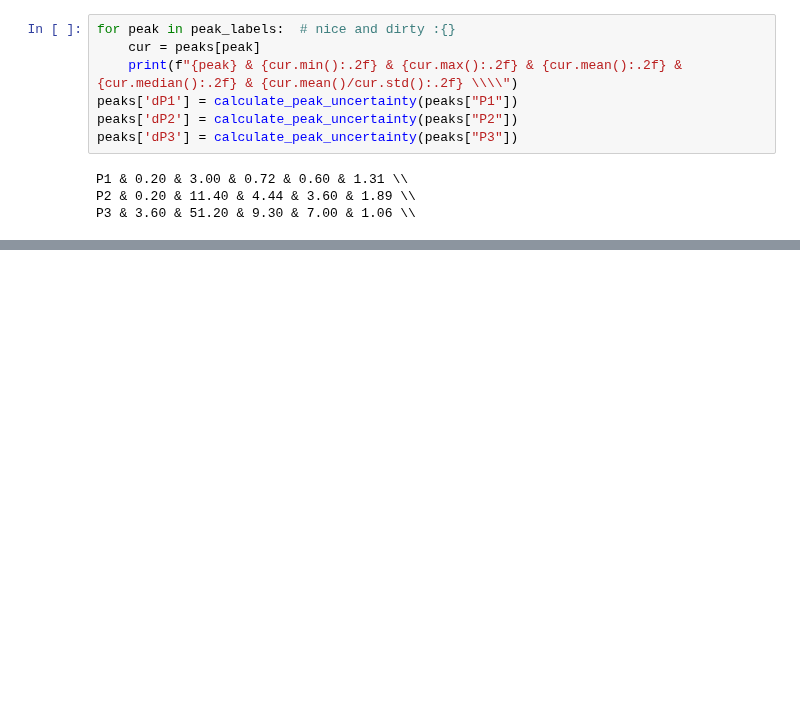
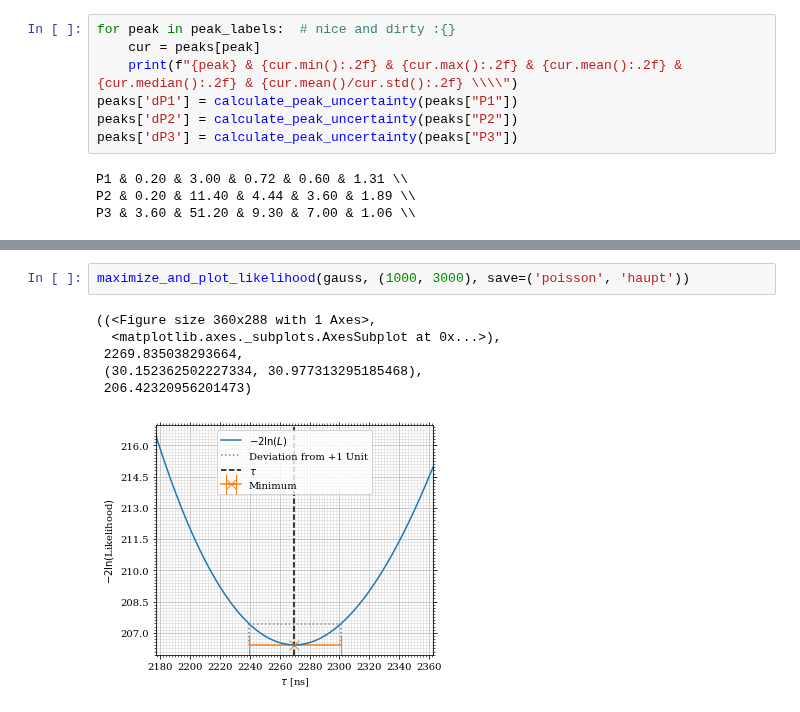
Before and after one commit to vale981/fpraktikum, a Jupyter notebook: LM/auswertung/Untitled.ipynb, the cells around one changed output, grey strips where cells are left out. Drawn from its saved outputs; the diff is of its cells as text; blank space fills up the shorter version.

```diff
--- a/LM/auswertung/Untitled.ipynb
+++ b/LM/auswertung/Untitled.ipynb
@@ -95,0 +123,9 @@ y_landau = pylandau.landau(x)
+# %%
+maximize_and_plot_likelihood(gauss, (1000, 3000), save=('poisson', 'haupt'))
+# %% [output]
+((<Figure size 360x288 with 1 Axes>,
+  <matplotlib.axes._subplots.AxesSubplot at 0x...>),
+ 2269.835038293664,
+ (30.152362502227334, 30.977313295185468),
+ 206.42320956201473)
+[figure, added]
```
Also changed, not shown: parts of 12 cells of this notebook, 14 other files.
